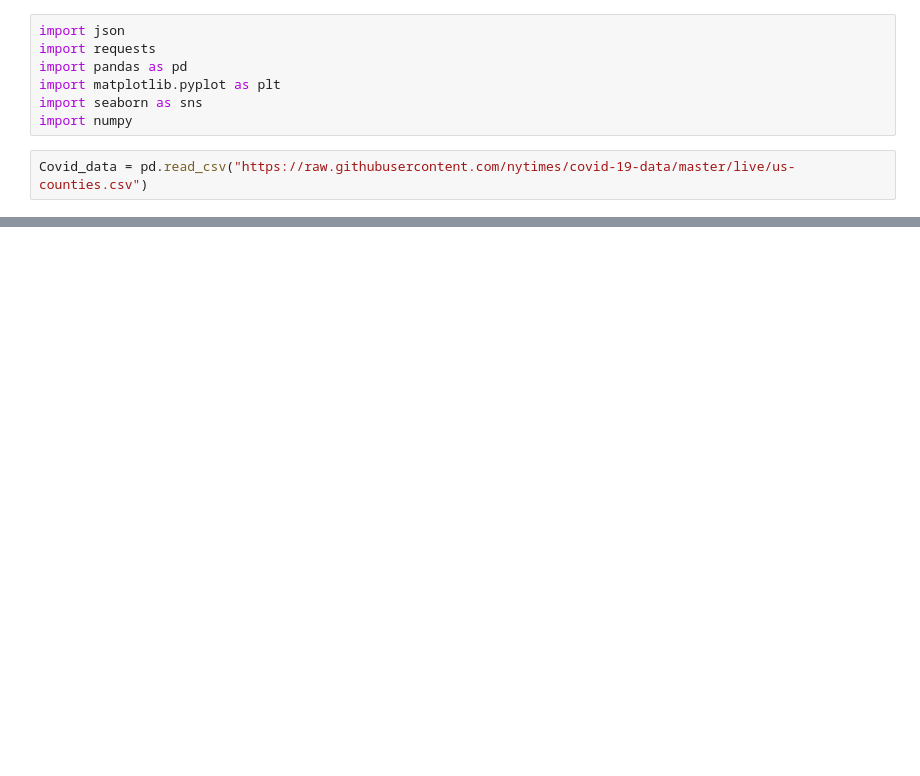
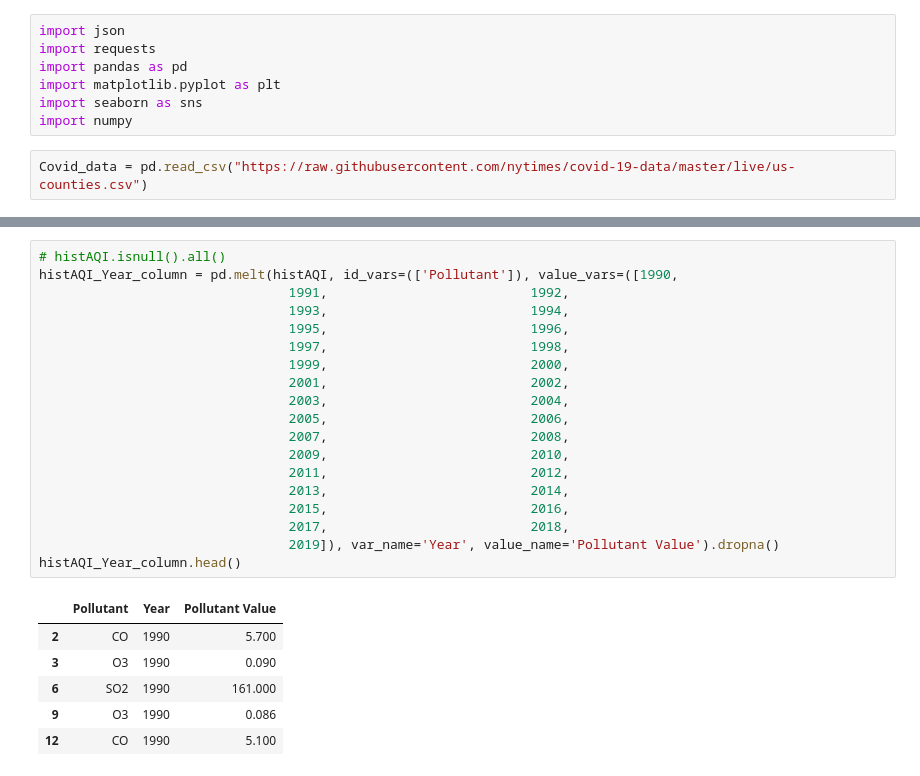
Before and after one commit to dcrago/Team50_Project, a Jupyter notebook: Team_50_Project.ipynb, the cells around one changed output, grey strips where cells are left out. Drawn from its saved outputs; the diff is of its cells as text; blank space fills up the shorter version.

```diff
--- a/Team_50_Project.ipynb
+++ b/Team_50_Project.ipynb
@@ -52,0 +115,26 @@ NameError: name 'pd' is not defined
+# %%
+# histAQI.isnull().all()
+histAQI_Year_column = pd.melt(histAQI, id_vars=(['Pollutant']), value_vars=([1990,
+                                1991,                          1992,
+                                1993,                          1994,
+                                1995,                          1996,
+                                1997,                          1998,
+                                1999,                          2000,
+                                2001,                          2002,
+                                2003,                          2004,
+                                2005,                          2006,
+                                2007,                          2008,
+                                2009,                          2010,
+                                2011,                          2012,
+                                2013,                          2014,
+                                2015,                          2016,
+                                2017,                          2018,
+                                2019]), var_name='Year', value_name='Pollutant Value').dropna()
+histAQI_Year_column.head()
+# %% [output]
+|  | Pollutant | Year | Pollutant Value |
+| 2 | CO | 1990 | 5.700 |
+| 3 | O3 | 1990 | 0.090 |
+| 6 | SO2 | 1990 | 161.000 |
+| 9 | O3 | 1990 | 0.086 |
+| 12 | CO | 1990 | 5.100 |
```
Also changed, not shown: parts of 9 cells of this notebook.
